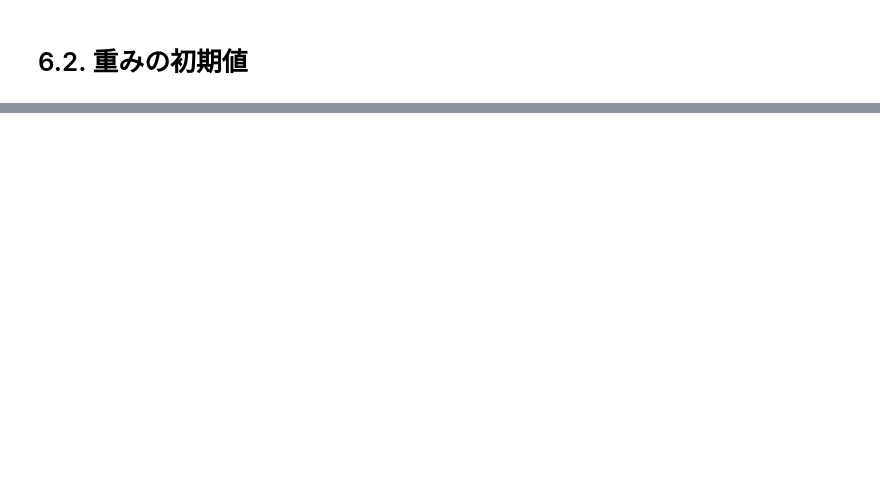
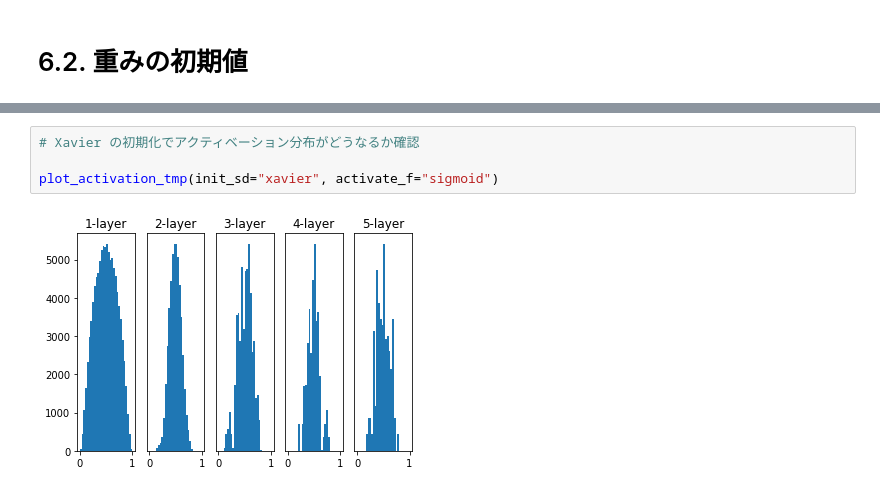
Before and after one commit to Rui-Ue/Deep-Learning-from-scratch, a Jupyter notebook: chapter_6/note_and_source.ipynb, the cells around one changed output, grey strips where cells are left out. Drawn from its saved outputs; the diff is of its cells as text; blank space fills up the shorter version.

```diff
--- a/chapter_6/note_and_source.ipynb
+++ b/chapter_6/note_and_source.ipynb
@@ -446,0 +703,6 @@ plt.show()
+# %%
+# Xavier の初期化でアクティベーション分布がどうなるか確認
+
+plot_activation_tmp(init_sd="xavier", activate_f="sigmoid")
+# %% [output]
+[figure, added]
```
Also changed, not shown: parts of 43 cells of this notebook, 1 other file.
